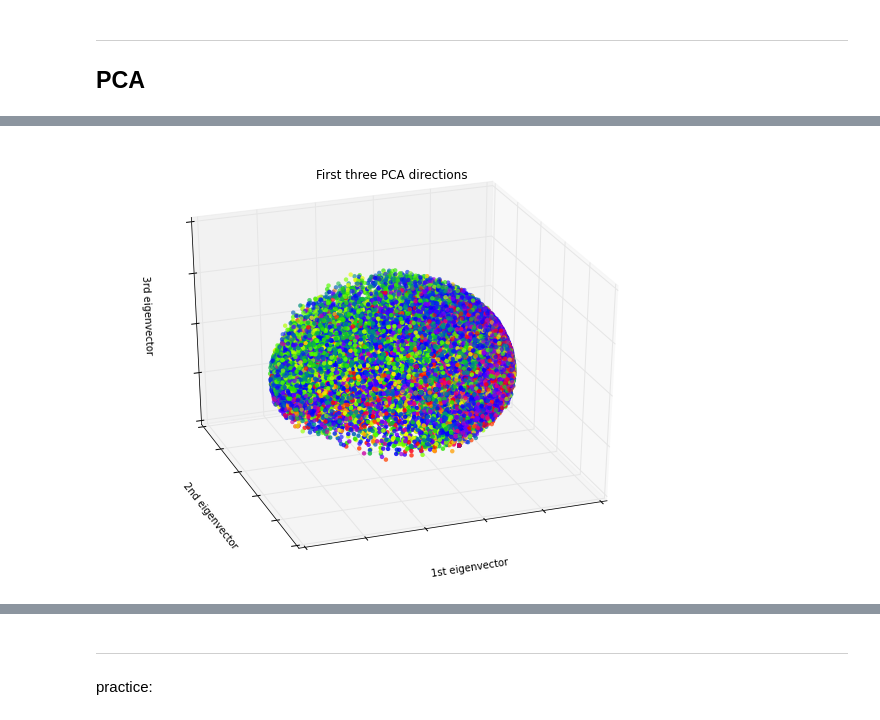
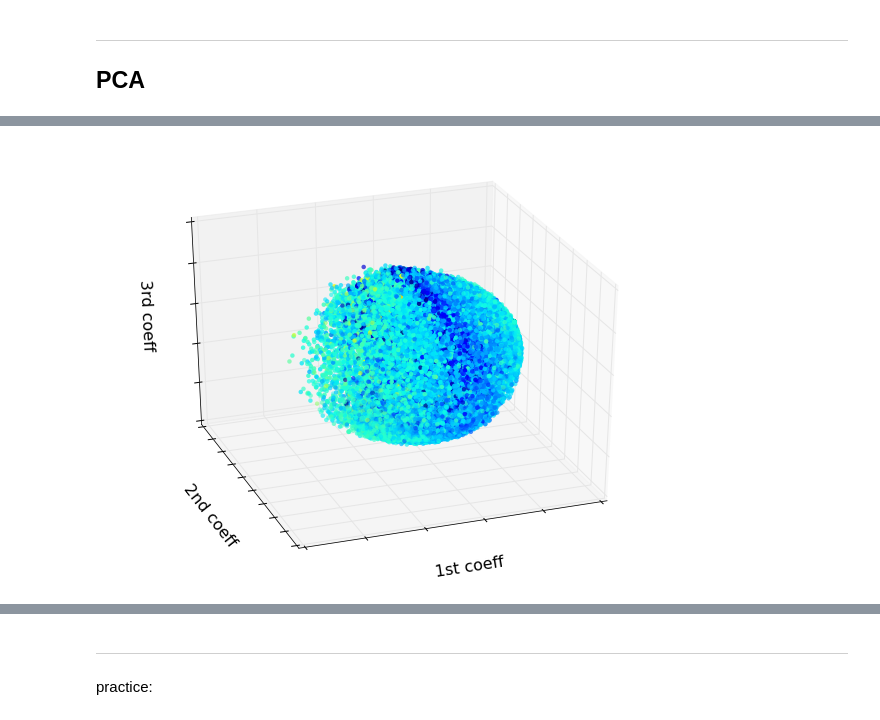
Before and after one commit to 2015ASTR511/EXD, a Jupyter notebook: apogee_pca.ipynb, the cells around one changed output, grey strips where cells are left out. Cells and saved outputs as stored; diff of their text form; code cells hidden in the pictures.

```diff
--- a/apogee_pca.ipynb
+++ b/apogee_pca.ipynb
@@ -5,6 +5,7 @@ import numpy as np
 import pyfits
 import pandas as pd
 from astroML.stats import binned_statistic_2d
+plt.rcParams['axes.labelsize'] = 16
 # %%
 def funcStdDev(vector):
     return np.sqrt(np.var(vector))
@@ -69,7 +146,9 @@ def plotPanel(axes, xVec, yVec, zVec, CCstat="", CCtype="", xMin="", xMax="", yM
+# %%
+#############################################################################
+### read APOGEE parameters
+tempdata = pyfits.open('allStar-v603.fits')[1].data  # 163,278
+data = cleanseData(tempdata)
 # %%
-#############################################################################
-### read APOGEE parameters
-data = pyfits.open('allStar-v603.fits')[1].data  # 163,278
 # some ad hoc quality cuts
 OKcond = ((data['LOGG'] > -10) & (data['PARAM_M_H'] > -10))
 OKcond = (OKcond & (data['J'] > -10) & (data['J'] < 30))
@@ -77,4 +156,7 @@ OKcond = (OKcond & (data['H'] > -10) & (data['H'] < 30))
 OKcond = (OKcond & (data['K'] > -10) & (data['K'] < 30))
 # and some more severe cuts
 # we don't want very bright objects as they seem outliers (~500)
-OKcond = (OKcond & (data['K'] > 6.0))
+
+# add some prelim flag cuts!!! KLW edit -- 2/24. make all flags = 0
+#OKcond = (OKcond & (data['K'] > 6.0) * (data['STARFLAG'] == 0) & (data['ASPCAPFLAG'] == 0))
+print len(data[OKcond])
@@ -175,7 +259,6 @@ arr0 =  (dataOK['O_H'], dataOK['MG_H'], dataOK['SI_H'], dataOK['S_H'],
 
 arr = normalize( np.array(arr0).transpose() )
 
-pca.fit(arr)
-X = pca.transform(arr)
-print pca
+#X = pca.fit(arr)
+X = pca.fit_transform(arr)
 evals = pca.explained_variance_ratio_
@@ -266,19 +330,17 @@ plt.ylim(-.35,.15)
 # %%
 from mpl_toolkits.mplot3d import Axes3D
-import mpld3
 fig = plt.figure(1, figsize=(8, 6))
 ax = Axes3D(fig, elev=-150, azim=110)
-pca.fit(arr)
-X_reduced = pca.transform(arr)
-ax.scatter(X_reduced[:, 0], X_reduced[:, 1], X_reduced[:, 2], c=dataOK['PARAM_ALPHA_M'],
-           cmap=plt.cm.prism, lw=0)
-ax.set_title("First three PCA directions")
-ax.set_xlabel("1st eigenvector")
+nn=len(X_reduced)
+ax.scatter(X_reduced[:nn, 1], X_reduced[:nn, 2], X_reduced[:nn, 0], c=dataOK['TEFF'][:nn],
+           cmap=plt.cm.jet, lw=0)
+ax.set_title("")
+ax.set_xlabel("1st coeff")
 ax.w_xaxis.set_ticklabels([])
-ax.set_ylabel("2nd eigenvector")
+ax.set_ylabel("2nd coeff")
 ax.w_yaxis.set_ticklabels([])
-ax.set_zlabel("3rd eigenvector")
+ax.set_zlabel("3rd coeff")
 ax.w_zaxis.set_ticklabels([])
 fig.show()
 # %% [output]
-[figure, old version]
+[figure, new version]
```
Also changed, not shown: parts of 25 cells of this notebook.
